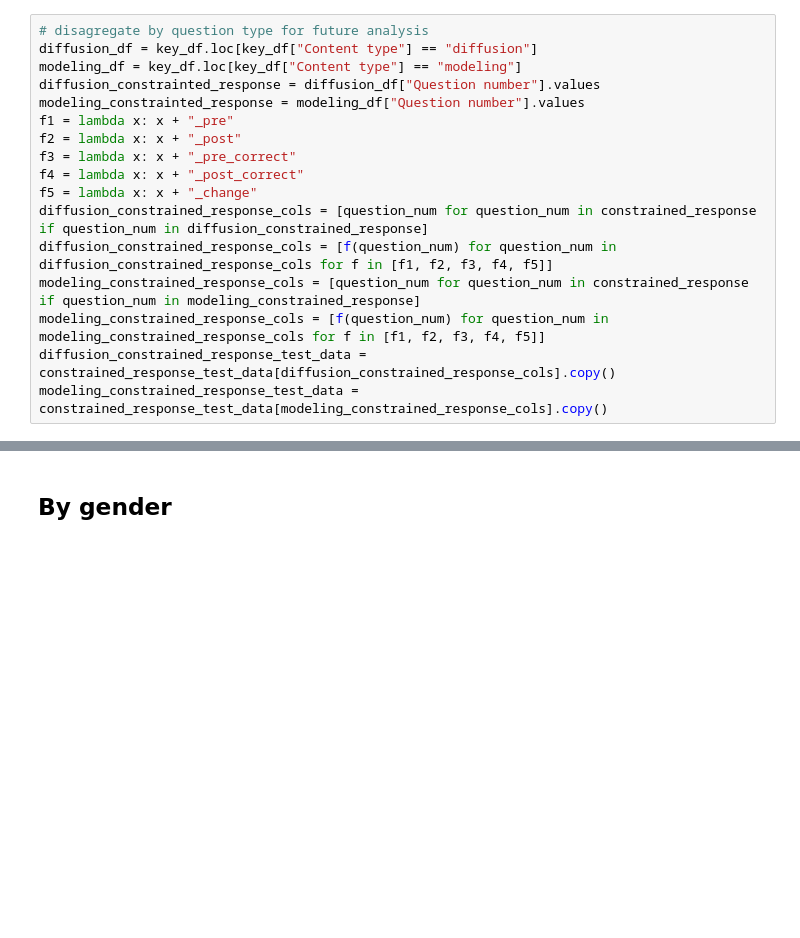
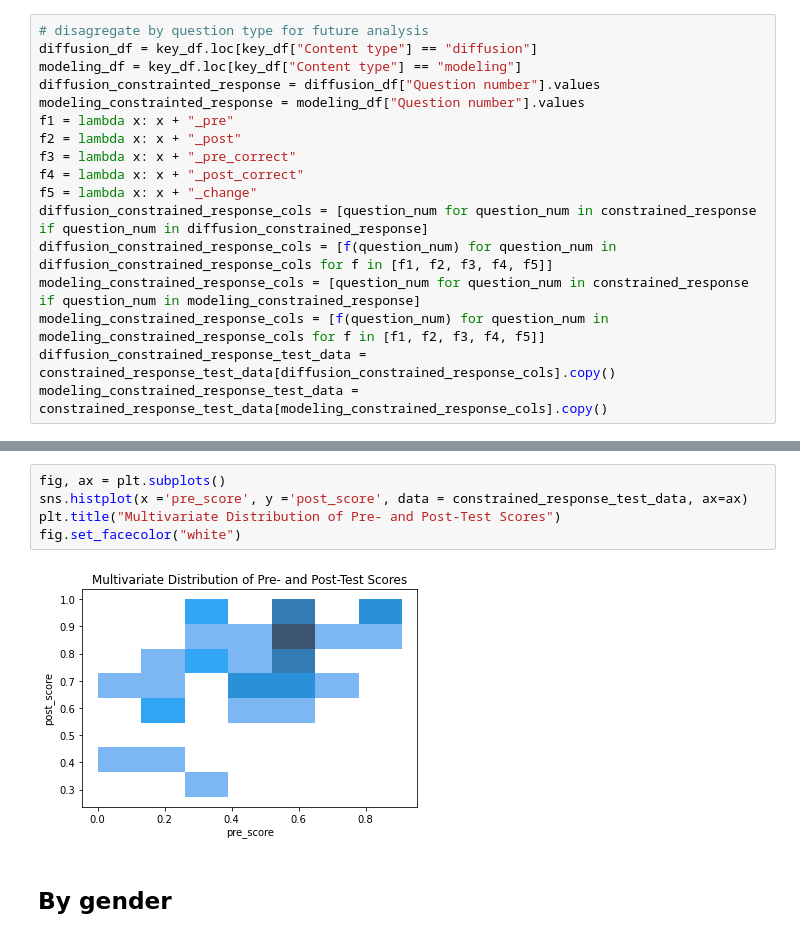
Before and after one commit to wolfj95/a2s_unit_1, a Jupyter notebook: unit_1_data_analysis.ipynb, the cells around one changed output, grey strips where cells are left out. Drawn from its saved outputs; the diff is of its cells as text; blank space fills up the shorter version.

```diff
--- a/unit_1_data_analysis.ipynb
+++ b/unit_1_data_analysis.ipynb
@@ -156,3 +187,10 @@ plt.show()
+# %%
+fig, ax = plt.subplots()
+sns.histplot(x ='pre_score', y ='post_score', data = constrained_response_test_data, ax=ax)
+plt.title("Multivariate Distribution of Pre- and Post-Test Scores")
+fig.set_facecolor("white")
+# %% [output]
+[figure, added]
 # %% [markdown]
 ## By gender
 # %%
```
Also changed, not shown: parts of 13 cells of this notebook, 1 other file.
